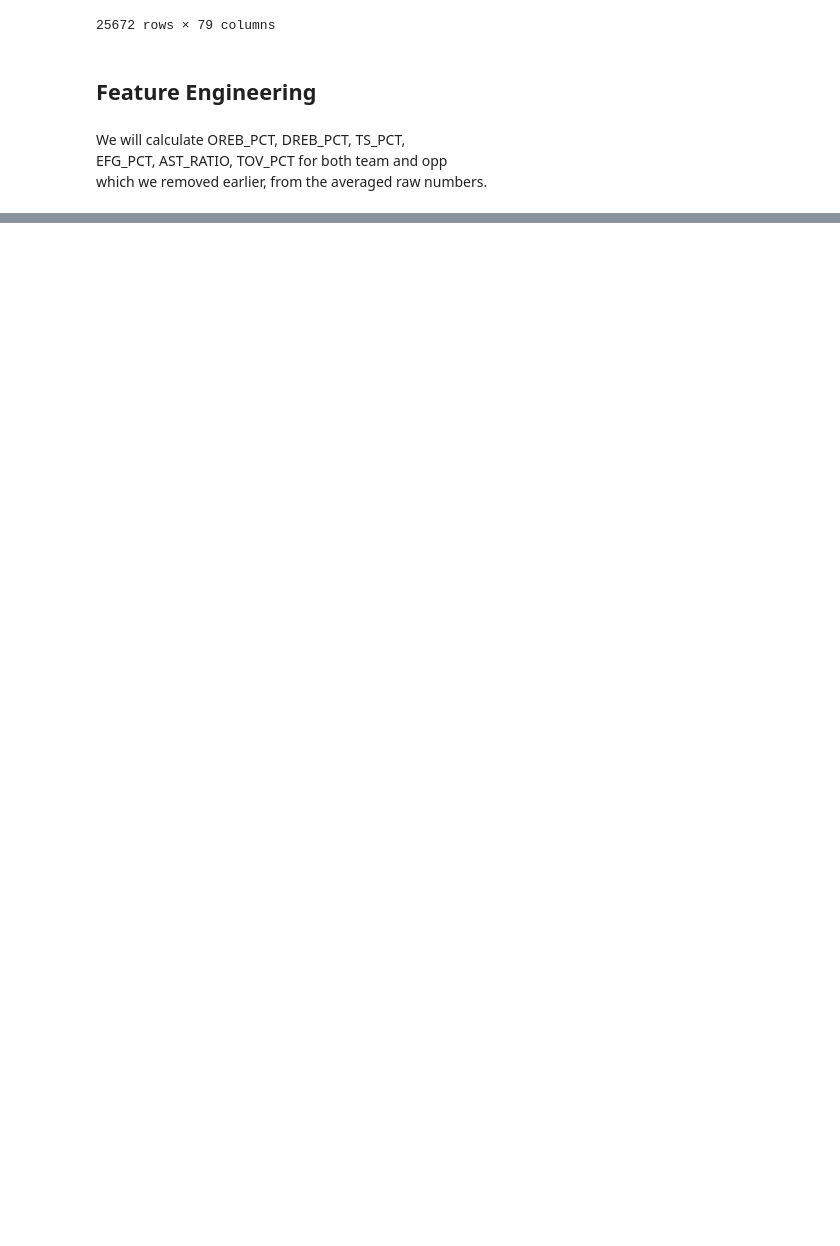
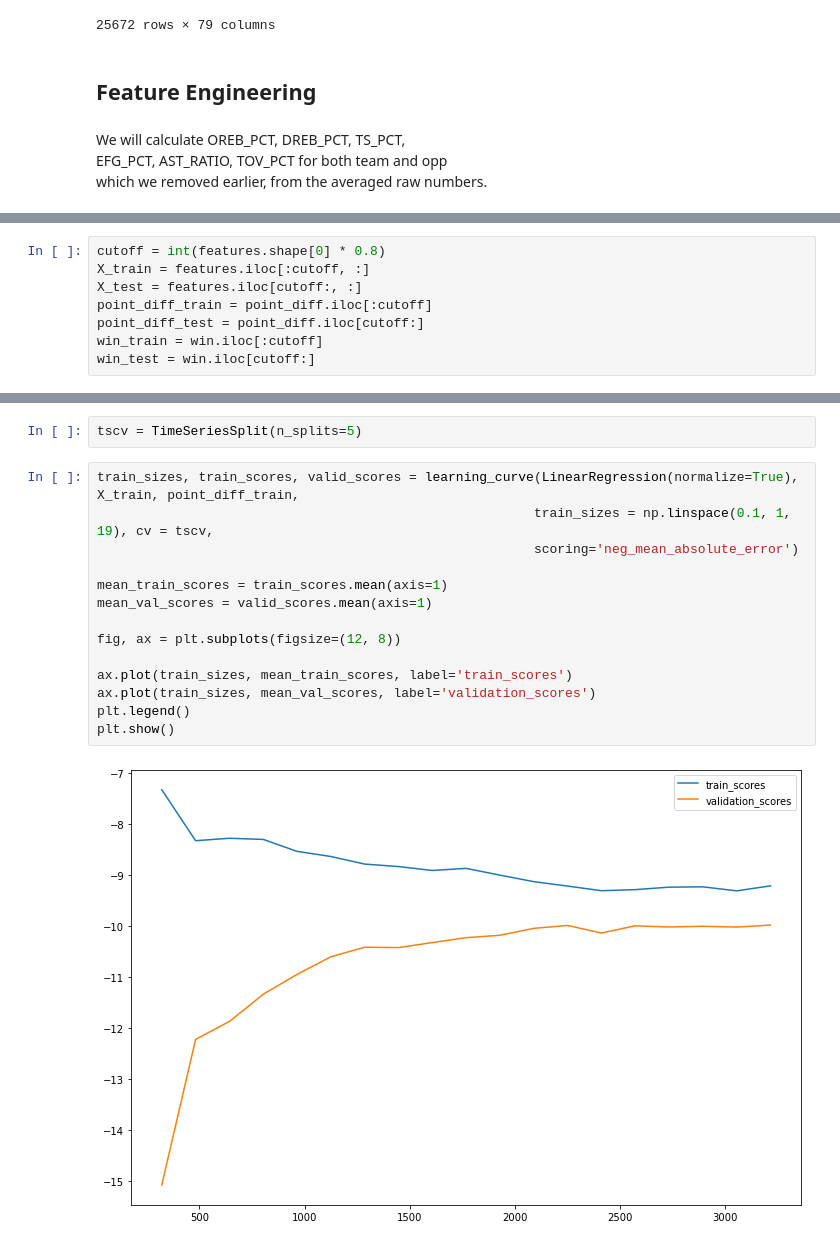
Before and after one commit to jnish23/NBA_Model, a Jupyter notebook: notebooks/team_based_modelv2.ipynb, the cells around one changed output, grey strips where cells are left out. Cells and saved outputs as stored; diff of their text form; blank space fills up the shorter version.

```diff
--- a/notebooks/team_based_modelv2.ipynb
+++ b/notebooks/team_based_modelv2.ipynb
@@ -178,0 +188,8 @@ full_df
+# %%
+cutoff = int(features.shape[0] * 0.8)
+X_train = features.iloc[:cutoff, :]
+X_test = features.iloc[cutoff:, :]
+point_diff_train = point_diff.iloc[:cutoff]
+point_diff_test = point_diff.iloc[cutoff:]
+win_train = win.iloc[:cutoff]
+win_test = win.iloc[cutoff:]
@@ -178,0 +309,18 @@ full_df
+# %%
+tscv = TimeSeriesSplit(n_splits=5)
+# %%
+train_sizes, train_scores, valid_scores = learning_curve(LinearRegression(normalize=True), X_train, point_diff_train,
+                                                        train_sizes = np.linspace(0.1, 1, 19), cv = tscv,
+                                                        scoring='neg_mean_absolute_error')
+
+mean_train_scores = train_scores.mean(axis=1)
+mean_val_scores = valid_scores.mean(axis=1)
+
+fig, ax = plt.subplots(figsize=(12, 8))
+
+ax.plot(train_sizes, mean_train_scores, label='train_scores')
+ax.plot(train_sizes, mean_val_scores, label='validation_scores')
+plt.legend()
+plt.show()
+# %% [output]
+[figure, added]
```
Also changed, not shown: parts of 43 cells of this notebook, 3 other files.
